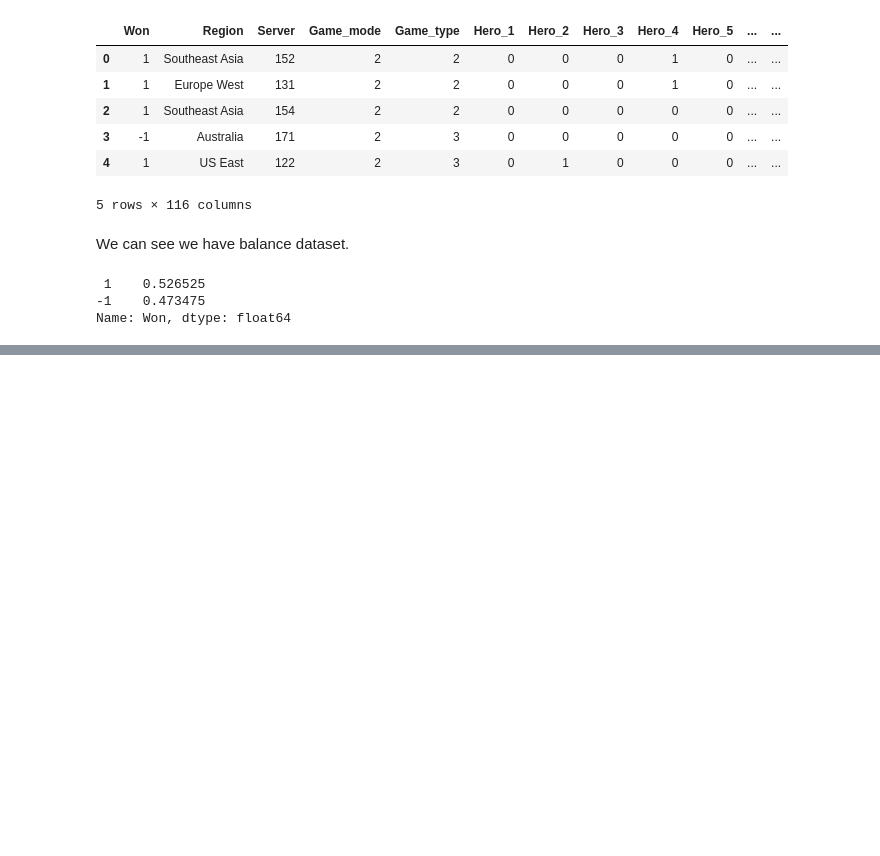
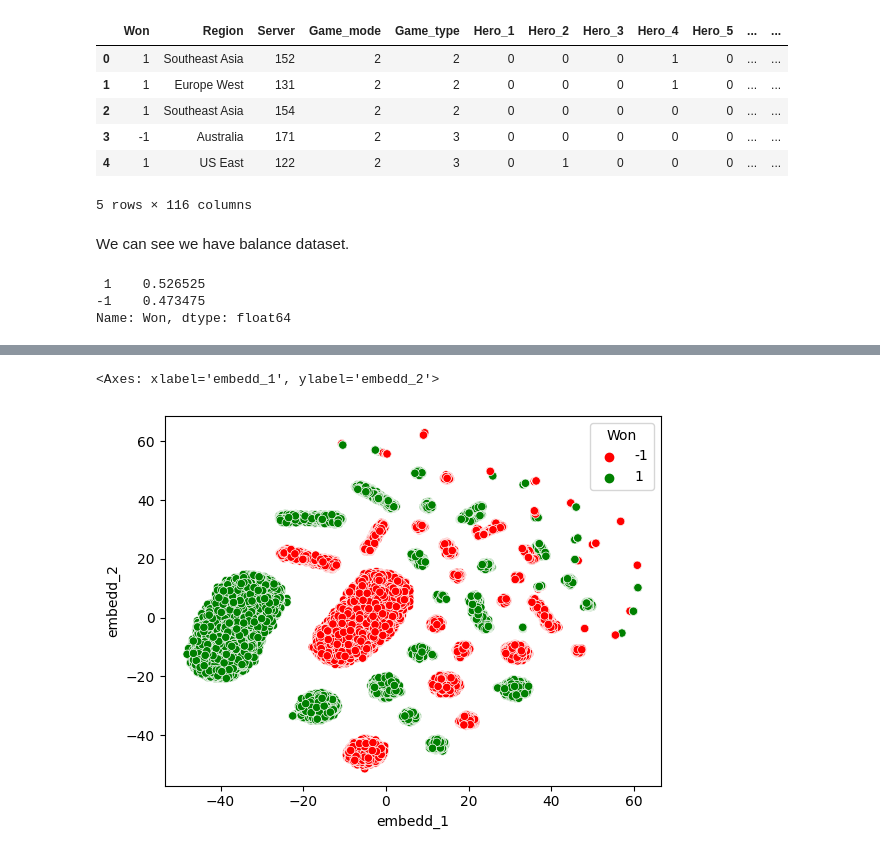
Before and after one commit to mrpintime/Dota2_TI-2016, a Jupyter notebook: Dota2Game.ipynb, the cells around one changed output, grey strips where cells are left out. Drawn from its saved outputs; the diff is of its cells as text; code cells hidden in the pictures; blank space fills up the shorter version.

```diff
--- a/Dota2Game.ipynb
+++ b/Dota2Game.ipynb
@@ -558,0 +644,4 @@ Name: Won, dtype: float64
+# %%
+tsne = cuml.manifold.TSNE(n_components=2, perplexity=30, init='pca')
+
+tsne_df = tsne.fit_transform(df_trn)
@@ -558,0 +650,7 @@ Name: Won, dtype: float64
+# %%
+trans_tsne = pd.DataFrame(tsne_df.values, columns=['embedd_1','embedd_2'])
+# %%
+sns.scatterplot(x=trans_tsne.embedd_1, y=trans_tsne.embedd_2, hue=df_trn.Won, palette=['r', 'g'])
+# %% [output]
+<Axes: xlabel='embedd_1', ylabel='embedd_2'>
+[figure, added]
```
Also changed, not shown: parts of 35 cells of this notebook.
